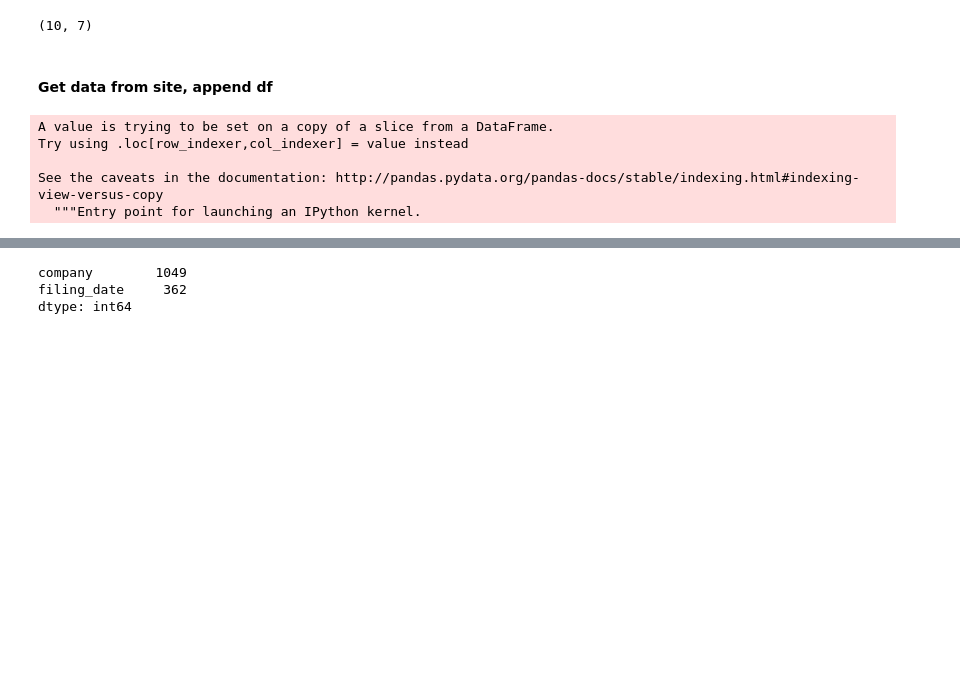
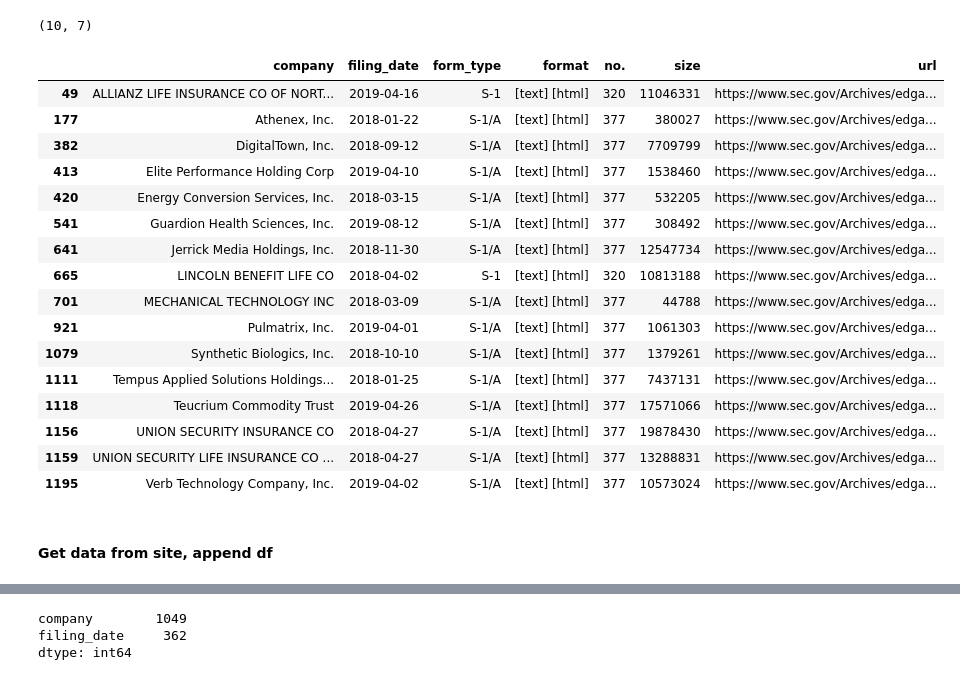
Before and after one commit to kathmbell/s1-nlp-04, a Jupyter notebook: 01_scraping_EDGAR.ipynb, the cells around one changed output, grey strips where cells are left out. Drawn from its saved outputs; the diff is of its cells as text; code cells hidden in the pictures; blank space fills up the shorter version.

```diff
--- a/01_scraping_EDGAR.ipynb
+++ b/01_scraping_EDGAR.ipynb
@@ -187,5 +151,28 @@ df_test.shape
 # %% [output]
 (10, 7)
+# %%
+df4 = df3.drop([50,183,666,667,668,1155,1157])
+# %%
+duplicate_companies = df4[df4.duplicated(['company'])]
+duplicate_companies
+# %% [output]
+|  | company | filing_date | form_type | format | no. | size | url |
+| 49 | ALLIANZ LIFE INSURANCE CO OF NORT... | 2019-04-16 | S-1 | [text] [html] | 320 | 11046331 | https://www.sec.gov/Archives/edga... |
+| 177 | Athenex, Inc. | 2018-01-22 | S-1/A | [text] [html] | 377 | 380027 | https://www.sec.gov/Archives/edga... |
+| 382 | DigitalTown, Inc. | 2018-09-12 | S-1/A | [text] [html] | 377 | 7709799 | https://www.sec.gov/Archives/edga... |
+| 413 | Elite Performance Holding Corp | 2019-04-10 | S-1/A | [text] [html] | 377 | 1538460 | https://www.sec.gov/Archives/edga... |
+| 420 | Energy Conversion Services, Inc. | 2018-03-15 | S-1/A | [text] [html] | 377 | 532205 | https://www.sec.gov/Archives/edga... |
+| 541 | Guardion Health Sciences, Inc. | 2019-08-12 | S-1/A | [text] [html] | 377 | 308492 | https://www.sec.gov/Archives/edga... |
+| 641 | Jerrick Media Holdings, Inc. | 2018-11-30 | S-1/A | [text] [html] | 377 | 12547734 | https://www.sec.gov/Archives/edga... |
+| 665 | LINCOLN BENEFIT LIFE CO | 2018-04-02 | S-1 | [text] [html] | 320 | 10813188 | https://www.sec.gov/Archives/edga... |
+| 701 | MECHANICAL TECHNOLOGY INC | 2018-03-09 | S-1/A | [text] [html] | 377 | 44788 | https://www.sec.gov/Archives/edga... |
+| 921 | Pulmatrix, Inc. | 2019-04-01 | S-1/A | [text] [html] | 377 | 1061303 | https://www.sec.gov/Archives/edga... |
+| 1079 | Synthetic Biologics, Inc. | 2018-10-10 | S-1/A | [text] [html] | 377 | 1379261 | https://www.sec.gov/Archives/edga... |
+| 1111 | Tempus Applied Solutions Holdings... | 2018-01-25 | S-1/A | [text] [html] | 377 | 7437131 | https://www.sec.gov/Archives/edga... |
+| 1118 | Teucrium Commodity Trust | 2019-04-26 | S-1/A | [text] [html] | 377 | 17571066 | https://www.sec.gov/Archives/edga... |
+| 1156 | UNION SECURITY INSURANCE CO | 2018-04-27 | S-1/A | [text] [html] | 377 | 19878430 | https://www.sec.gov/Archives/edga... |
+| 1159 | UNION SECURITY LIFE INSURANCE CO ... | 2018-04-27 | S-1/A | [text] [html] | 377 | 13288831 | https://www.sec.gov/Archives/edga... |
+| 1195 | Verb Technology Company, Inc. | 2019-04-02 | S-1/A | [text] [html] | 377 | 10573024 | https://www.sec.gov/Archives/edga... |
 # %% [markdown]
 #### Get data from site, append df
 # %%
@@ -205,9 +192,3 @@ for index, row in df_test.iterrows():
         data_list.append('')
 # %%
-df_test['text'] = data_list
+df4['text'] = data_list
-# %% [output]
-A value is trying to be set on a copy of a slice from a DataFrame.
-Try using .loc[row_indexer,col_indexer] = value instead
-
-See the caveats in the documentation: http://pandas.pydata.org/pandas-docs/stable/indexing.html#indexing-view-versus-copy
-  """Entry point for launching an IPython kernel.
```
Also changed, not shown: parts of 14 cells of this notebook, 1 other file.
